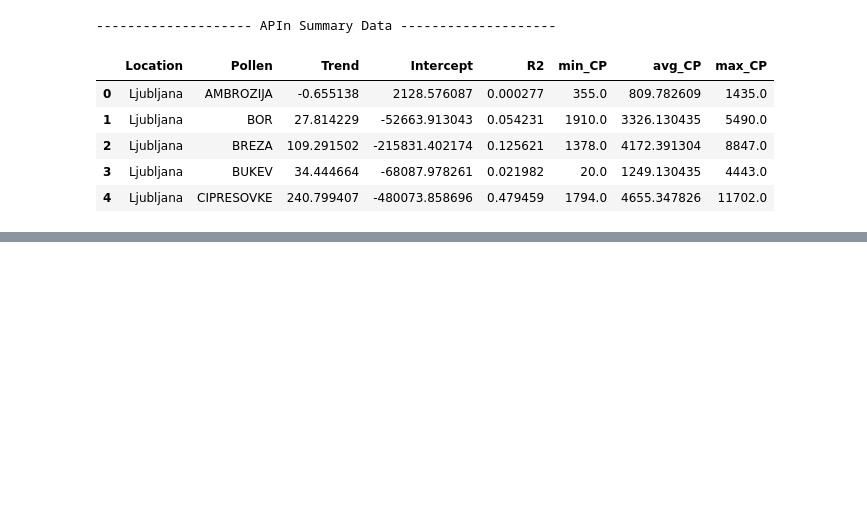
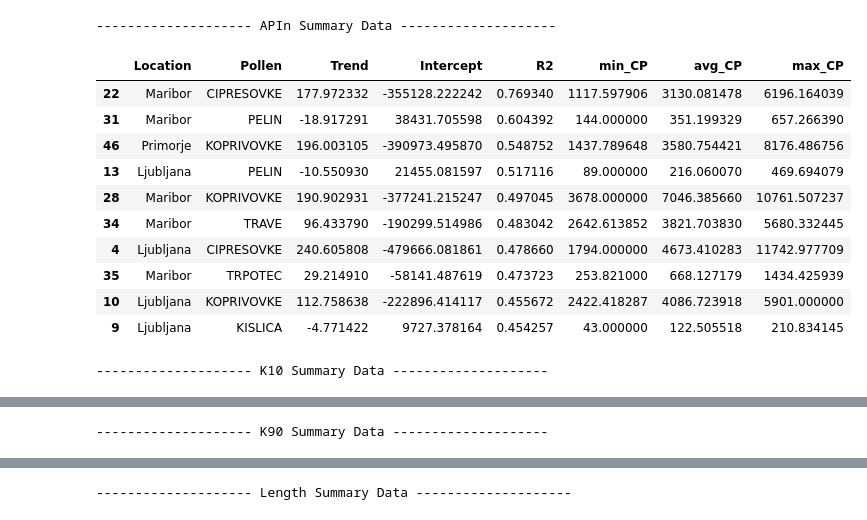
Before and after one commit to ReneMarkovic/Cvetni_prah_v2, a Jupyter notebook: testing_notebook.ipynb, the cells around one changed output, grey strips where cells are left out. Cells and saved outputs as stored; diff of their text form; code cells hidden in the pictures; blank space fills up the shorter version.

```diff
--- a/testing_notebook.ipynb
+++ b/testing_notebook.ipynb
@@ -40,6 +40,18 @@ for loc in location:
         axis=1
     )
 
+    # 2.1 Normalite by yearly APIn
+    yearly_totals = df_sum.groupby(['Year', 'Type'])['Value'].sum().reset_index()
+    yearly_totals = yearly_totals.rename(columns={'Value': 'APIn_Year_Type'})
+    df_sum = pd.merge(df_sum, yearly_totals, on=['Year', 'Type'], how='left')
+
+    df_sum['Normalized_APIn'] = df_sum.apply(
+        lambda row: row['Value'] / row['APIn_Year_Type'] if row['APIn_Year_Type'] > 0 else np.nan,
+        axis=1
+    )
+    # Na koncu lahko zbrišemo pomožni stolpec APIn_Year_Type
+    df_sum = df_sum.drop(columns=['APIn_Year_Type'])
+
     # 3. Pivot for heatmap
     heatmap_df = df_sum.pivot(index='Type', columns='Year', values='Normalized_APIn')
 
@@ -480,42 +512,74 @@ display(significant_results.head(20))
 # %%
 import pandas as pd
 import json
 
 # Load summary files with CP (APIn) values
 files_summary = {
-    "Ljubljana": os.path.join("results","Ljubljana_results.json"),
-    "Maribor": os.path.join("results","Maribor_results.json"),
-    "Primorje": os.path.join("results","Primorje_results.json")
+    "Ljubljana": os.path.join("results","Ljubljana_results_norm.json"),
+    "Maribor": os.path.join("results","Maribor_results_norm.json"),
+    "Primorje": os.path.join("results","Primorje_results_norm.json")
 }
+
 apin_data = []
-
 # Extract CP info for each pollen type and location
 for location, filepath in files_summary.items():
     with open(filepath, "r", encoding="utf-8") as f:
         content = json.load(f)
     for pollen, values in content.items():
         if "CP" in values:
             apin_data.append({
                 "Location": location,
                 "Pollen": pollen,
                 "Trend": values["CP"].get("Trend", None),
                 "Intercept": values["CP"].get("Intercept", None),
                 "R2": values["CP"].get("R2", None),
-                "min_CP": values["CP"].get("min(CP)", None),
-                "avg_CP": values["CP"].get("avg(CP)", None),
-                "max_CP": values["CP"].get("max(CP)", None)
+                "min_CP": values["CP"].get("min", None),
+                "avg_CP": values["CP"].get("avg", None),
+                "max_CP": values["CP"].get("max", None)
             })
 print(f"{20*'-'} APIn Summary Data {20*'-'}")
 apin_df = pd.DataFrame(apin_data)
+apin_df = apin_df.sort_values(by=["R2"], ascending=False)
+# Show the first rows to inspect
+display(apin_df.head(10))
+apin_df.to_excel("apin_summary_CP.xlsx", index=False)
 
-# Show the first rows to inspect
-display(apin_df.head())
-apin_df.to_excel("apin_summary.xlsx", index=False)
+for var in ["K10", "K90", "Length"]:
+    apin_data = []
+    for location, filepath in files_summary.items():
+        with open(filepath, "r", encoding="utf-8") as f:
+            content = json.load(f)
+        #print(f"Processing {location} for variable {var}...")
+        for pollen, values in content.items():
+            #print(f"Processing pollen type: {pollen, var, values}")
+            if var in values:
+                apin_data.append({
+                    "Location": location,
+                    "Pollen": pollen,
+                    "Trend": values[var].get("Trend", None),
+                    "Intercept": values[var].get("Intercept", None),
+                    "R2": values[var].get("R2", None),
+                    "min": values[var].get("min", None),
+                    "avg": values[var].get("avg", None),
+                    "max": values[var].get("max", None)
+                })
+    print(f"{20*'-'} {var} Summary Data {20*'-'}")
+    apin_df = pd.DataFrame(apin_data)
+    apin_df = apin_df.sort_values(by=["R2"], ascending=False)
+    # Show the first rows to inspect
+    display(apin_df.head(10))
+    apin_df.to_excel(f"apin_summary_{var}.xlsx", index=False)
 # %% [output]
 -------------------- APIn Summary Data --------------------
 |  | Location | Pollen | Trend | Intercept | R2 | min_CP | avg_CP | max_CP |
-| 0 | Ljubljana | AMBROZIJA | -0.655138 | 2128.576087 | 0.000277 | 355.0 | 809.782609 | 1435.0 |
-| 1 | Ljubljana | BOR | 27.814229 | -52663.913043 | 0.054231 | 1910.0 | 3326.130435 | 5490.0 |
-| 2 | Ljubljana | BREZA | 109.291502 | -215831.402174 | 0.125621 | 1378.0 | 4172.391304 | 8847.0 |
-| 3 | Ljubljana | BUKEV | 34.444664 | -68087.978261 | 0.021982 | 20.0 | 1249.130435 | 4443.0 |
-| 4 | Ljubljana | CIPRESOVKE | 240.799407 | -480073.858696 | 0.479459 | 1794.0 | 4655.347826 | 11702.0 |
+| 22 | Maribor | CIPRESOVKE | 177.972332 | -355128.222242 | 0.769340 | 1117.597906 | 3130.081478 | 6196.164039 |
+| 31 | Maribor | PELIN | -18.917291 | 38431.705598 | 0.604392 | 144.000000 | 351.199329 | 657.266390 |
+| 46 | Primorje | KOPRIVOVKE | 196.003105 | -390973.495870 | 0.548752 | 1437.789648 | 3580.754421 | 8176.486756 |
+| 13 | Ljubljana | PELIN | -10.550930 | 21455.081597 | 0.517116 | 89.000000 | 216.060070 | 469.694079 |
+| 28 | Maribor | KOPRIVOVKE | 190.902931 | -377241.215247 | 0.497045 | 3678.000000 | 7046.385660 | 10761.507237 |
+| 34 | Maribor | TRAVE | 96.433790 | -190299.514986 | 0.483042 | 2642.613852 | 3821.703830 | 5680.332445 |
+| 4 | Ljubljana | CIPRESOVKE | 240.605808 | -479666.081861 | 0.478660 | 1794.000000 | 4673.410283 | 11742.977709 |
+| 35 | Maribor | TRPOTEC | 29.214910 | -58141.487619 | 0.473723 | 253.821000 | 668.127179 | 1434.425939 |
+| 10 | Ljubljana | KOPRIVOVKE | 112.758638 | -222896.414117 | 0.455672 | 2422.418287 | 4086.723918 | 5901.000000 |
+| 9 | Ljubljana | KISLICA | -4.771422 | 9727.378164 | 0.454257 | 43.000000 | 122.505518 | 210.834145 |
+-------------------- K10 Summary Data --------------------
@@ -521,0 +597 @@ apin_df.to_excel("apin_summary.xlsx", index=False)
+-------------------- K90 Summary Data --------------------
@@ -521,0 +609 @@ apin_df.to_excel("apin_summary.xlsx", index=False)
+-------------------- Length Summary Data --------------------
```
Also changed, not shown: parts of 4 cells of this notebook, 13 other files.
